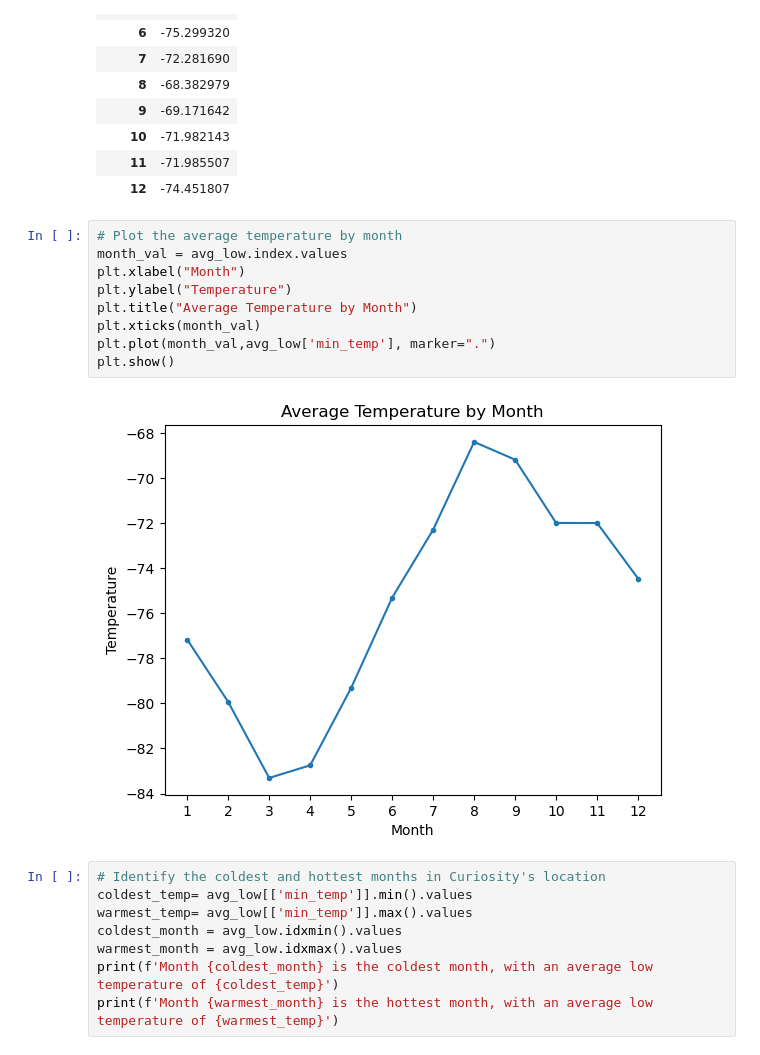
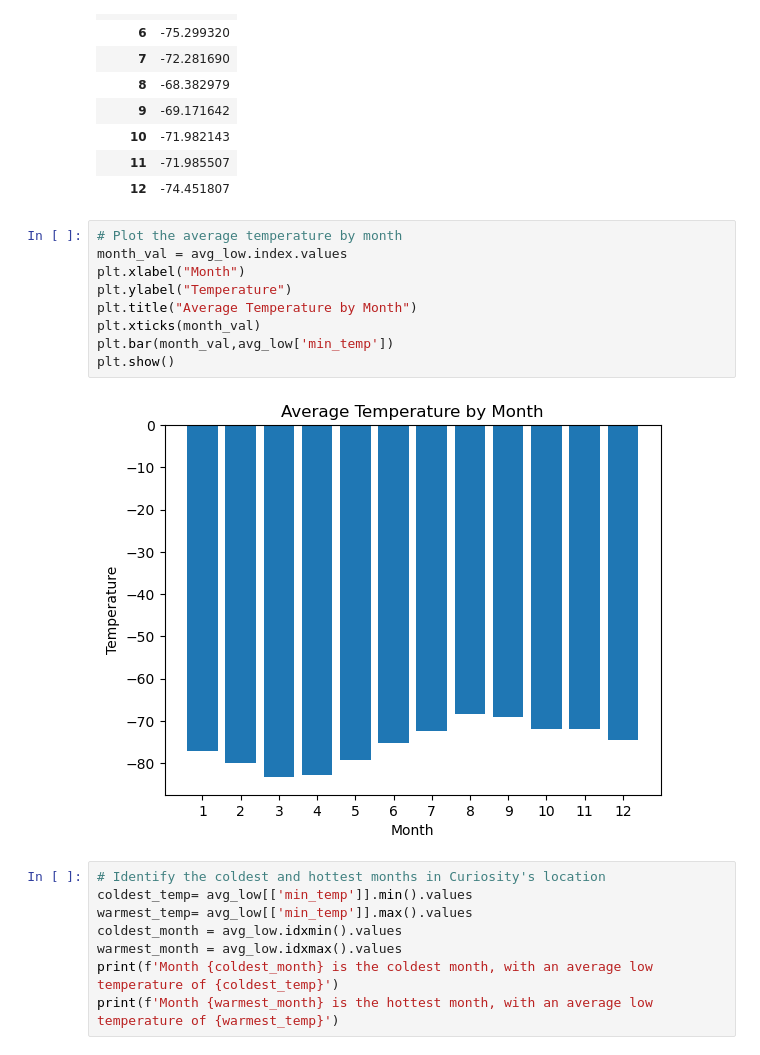
Before and after one commit to jmvandame/Module-11-Challenge-HTML, a Jupyter notebook: part_2_mars_weather.ipynb, the cells around one changed output. Saved outputs shown, nothing was run; the diff lists cells and outputs as text.

```diff
--- a/part_2_mars_weather.ipynb
+++ b/part_2_mars_weather.ipynb
@@ -168,14 +168,14 @@ avg_low
 # %%
 # Plot the average temperature by month
 month_val = avg_low.index.values
 plt.xlabel("Month")
 plt.ylabel("Temperature")
 plt.title("Average Temperature by Month")
 plt.xticks(month_val)
-plt.plot(month_val,avg_low['min_temp'], marker=".")
+plt.bar(month_val,avg_low['min_temp'])
 plt.show()
 # %% [output]
-[figure, old version]
+[figure, new version]
 # %%
 # Identify the coldest and hottest months in Curiosity's location
 coldest_temp= avg_low[['min_temp']].min().values
```
Also changed, not shown: parts of 2 cells of this notebook.
